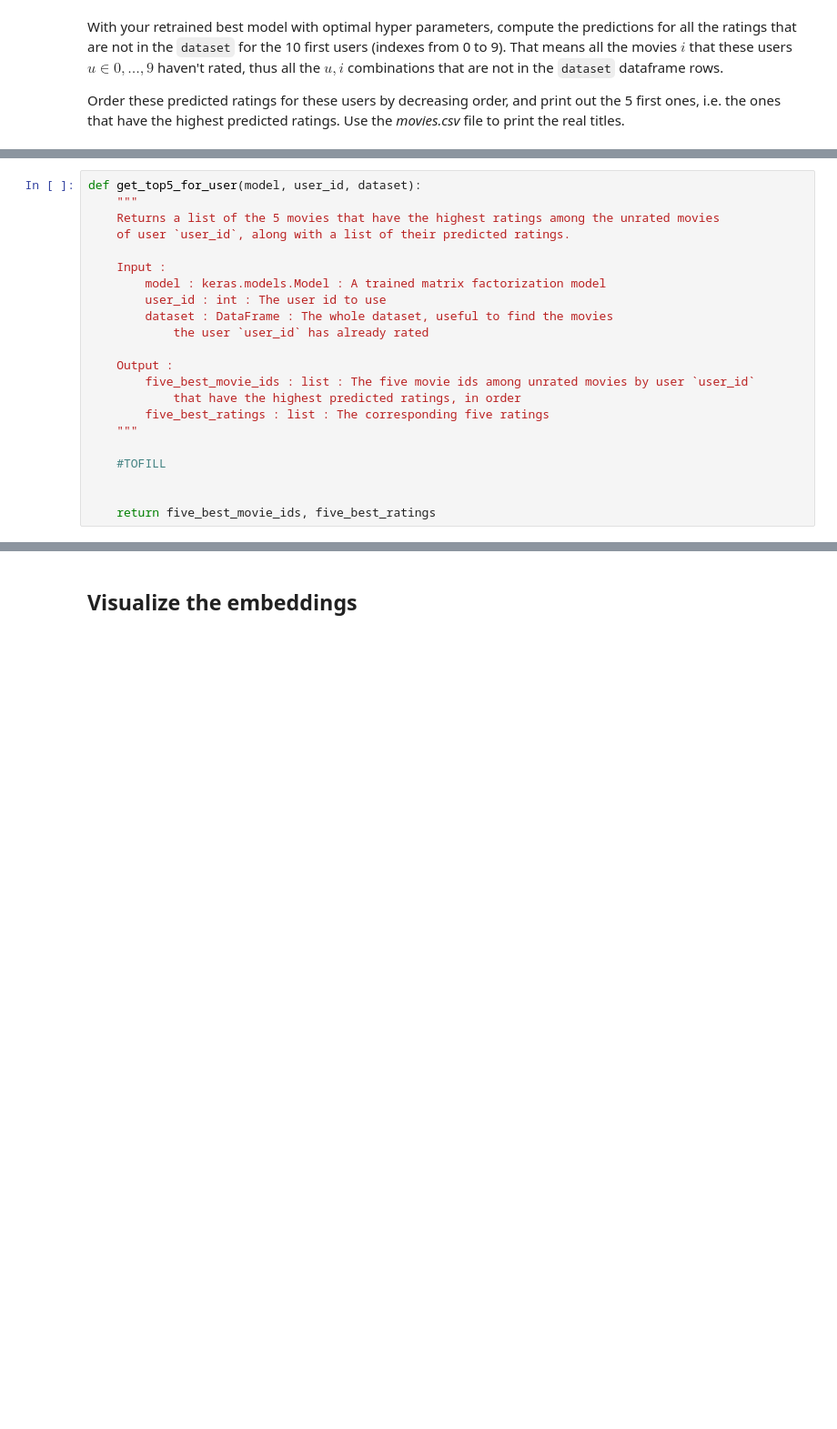
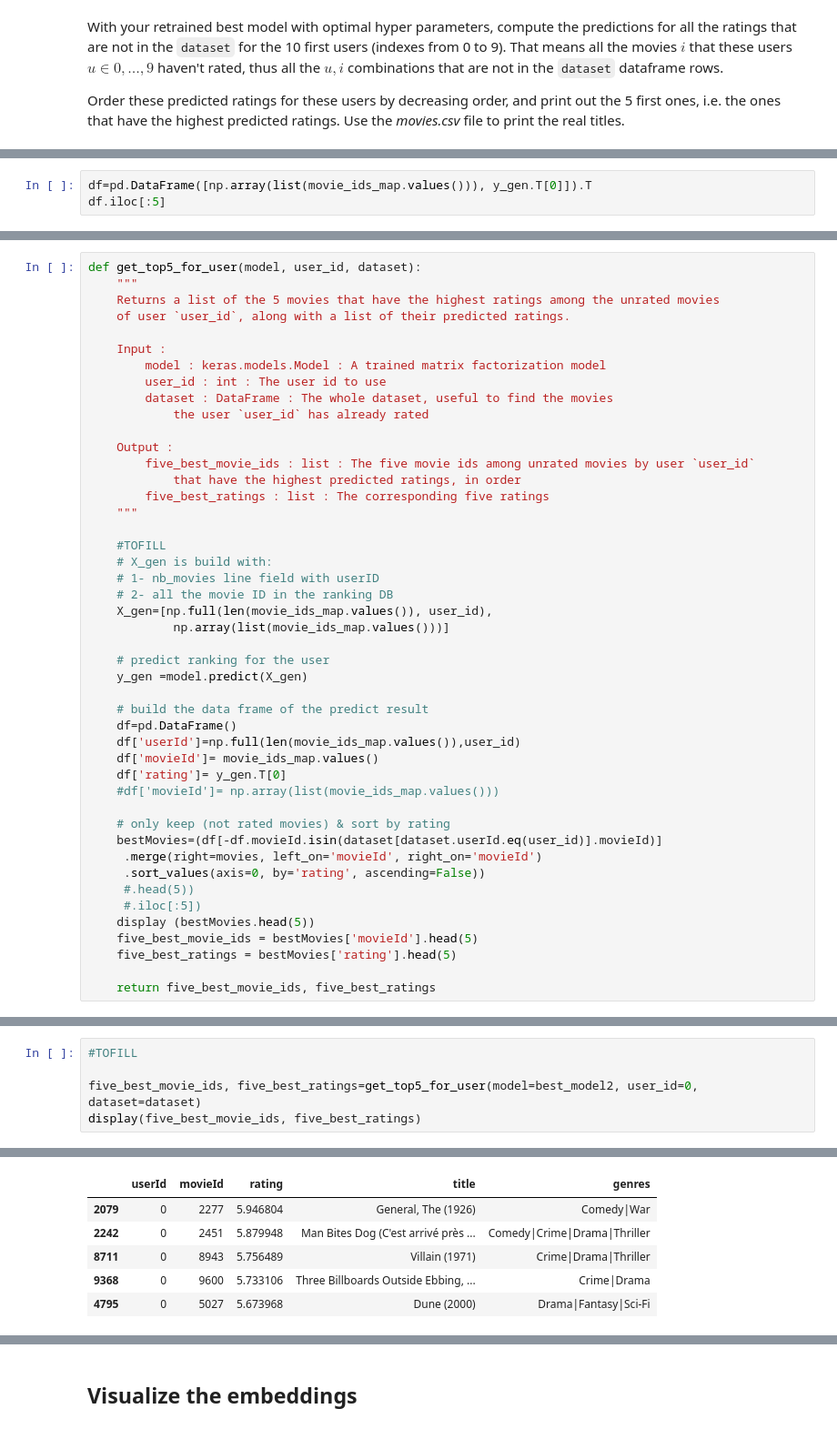
Before and after one commit to Jerome-Delaunay/CampusML, a Jupyter notebook: 4. ML4/Machine_Learning_4_Recommender_Systems_JDE.ipynb, the cells around one changed output, grey strips where cells are left out. Shown at 91% size. Drawn from its saved outputs; the diff is of its cells as text; blank space fills up the shorter version.

```diff
--- a/4. ML4/Machine_Learning_4_Recommender_Systems_JDE.ipynb
+++ b/4. ML4/Machine_Learning_4_Recommender_Systems_JDE.ipynb
@@ -1199,0 +1251,3 @@ Order these predicted ratings for these users by decreasing order, and print out
+# %%
+df=pd.DataFrame([np.array(list(movie_ids_map.values())), y_gen.T[0]]).T
+df.iloc[:5]
@@ -1216,6 +1296,30 @@ def get_top5_for_user(model, user_id, dataset):
     """
 
     #TOFILL
+    # X_gen is build with:
+    # 1- nb_movies line field with userID
+    # 2- all the movie ID in the ranking DB
+    X_gen=[np.full(len(movie_ids_map.values()), user_id),
+            np.array(list(movie_ids_map.values()))]
 
+    # predict ranking for the user
+    y_gen =model.predict(X_gen)
+
+    # build the data frame of the predict result
+    df=pd.DataFrame()
+    df['userId']=np.full(len(movie_ids_map.values()),user_id)
+    df['movieId']= movie_ids_map.values()
+    df['rating']= y_gen.T[0]
+    #df['movieId']= np.array(list(movie_ids_map.values()))
+
+    # only keep (not rated movies) & sort by rating
+    bestMovies=(df[-df.movieId.isin(dataset[dataset.userId.eq(user_id)].movieId)]
+     .merge(right=movies, left_on='movieId', right_on='movieId')
+     .sort_values(axis=0, by='rating', ascending=False))
+     #.head(5))
+     #.iloc[:5])
+    display (bestMovies.head(5))
+    five_best_movie_ids = bestMovies['movieId'].head(5)
+    five_best_ratings = bestMovies['rating'].head(5)
 
     return five_best_movie_ids, five_best_ratings
@@ -1223,0 +1326,6 @@ def get_top5_for_user(model, user_id, dataset):
+# %%
+#TOFILL
+
+five_best_movie_ids, five_best_ratings=get_top5_for_user(model=best_model2, user_id=0, dataset=dataset)
+display(five_best_movie_ids, five_best_ratings)
+# %% [output]
@@ -1223,0 +1333,6 @@ def get_top5_for_user(model, user_id, dataset):
+|  | userId | movieId | rating | title | genres |
+| 2079 | 0 | 2277 | 5.946804 | General, The (1926) | Comedy|War |
+| 2242 | 0 | 2451 | 5.879948 | Man Bites Dog (C'est arrivé près ... | Comedy|Crime|Drama|Thriller |
+| 8711 | 0 | 8943 | 5.756489 | Villain (1971) | Crime|Drama|Thriller |
+| 9368 | 0 | 9600 | 5.733106 | Three Billboards Outside Ebbing, ... | Crime|Drama |
+| 4795 | 0 | 5027 | 5.673968 | Dune (2000) | Drama|Fantasy|Sci-Fi |
```
Also changed, not shown: parts of 41 cells of this notebook.
